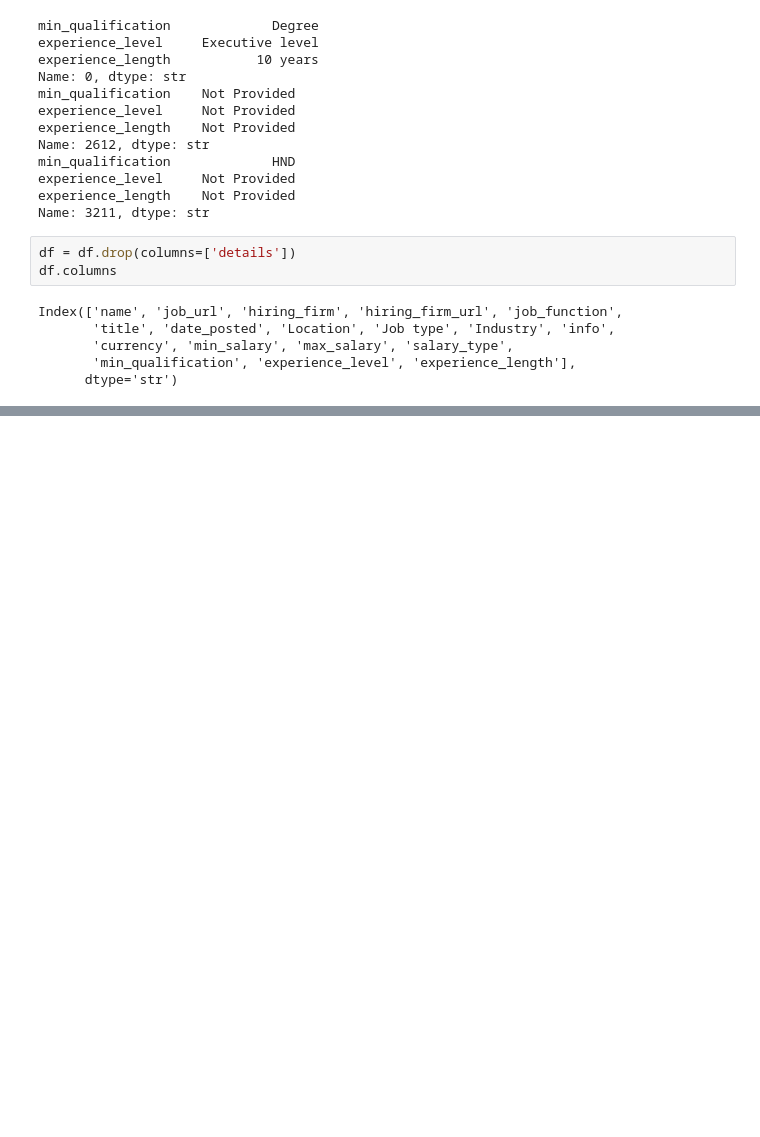
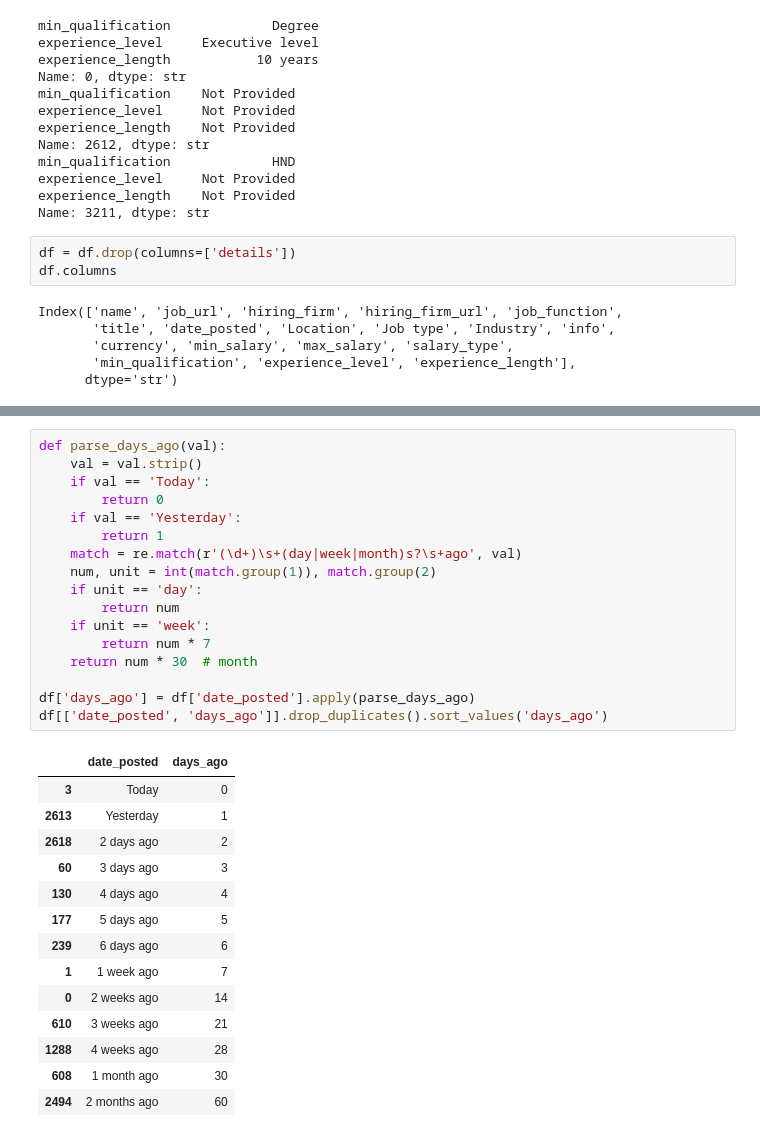
Before and after one commit to kosi345/nigerian-job-market-eda, a Jupyter notebook: cleaning.ipynb, the cells around one changed output, grey strips where cells are left out. Cells and saved outputs as stored; diff of their text form; blank space fills up the shorter version.

Commit message:
Convert date_posted to numeric days_ago

```diff
--- a/cleaning.ipynb
+++ b/cleaning.ipynb
@@ -412,0 +424,32 @@ Index(['name', 'job_url', 'hiring_firm', 'hiring_firm_url', 'job_function',
+# %%
+def parse_days_ago(val):
+    val = val.strip()
+    if val == 'Today':
+        return 0
+    if val == 'Yesterday':
+        return 1
+    match = re.match(r'(\d+)\s+(day|week|month)s?\s+ago', val)
+    num, unit = int(match.group(1)), match.group(2)
+    if unit == 'day':
+        return num
+    if unit == 'week':
+        return num * 7
+    return num * 30  # month
+
+df['days_ago'] = df['date_posted'].apply(parse_days_ago)
+df[['date_posted', 'days_ago']].drop_duplicates().sort_values('days_ago')
+# %% [output]
+|  | date_posted | days_ago |
+| 3 | Today | 0 |
+| 2613 | Yesterday | 1 |
+| 2618 | 2 days ago | 2 |
+| 60 | 3 days ago | 3 |
+| 130 | 4 days ago | 4 |
+| 177 | 5 days ago | 5 |
+| 239 | 6 days ago | 6 |
+| 1 | 1 week ago | 7 |
+| 0 | 2 weeks ago | 14 |
+| 610 | 3 weeks ago | 21 |
+| 1288 | 4 weeks ago | 28 |
+| 608 | 1 month ago | 30 |
+| 2494 | 2 months ago | 60 |
```
Also changed, not shown: parts of 3 cells of this notebook.
